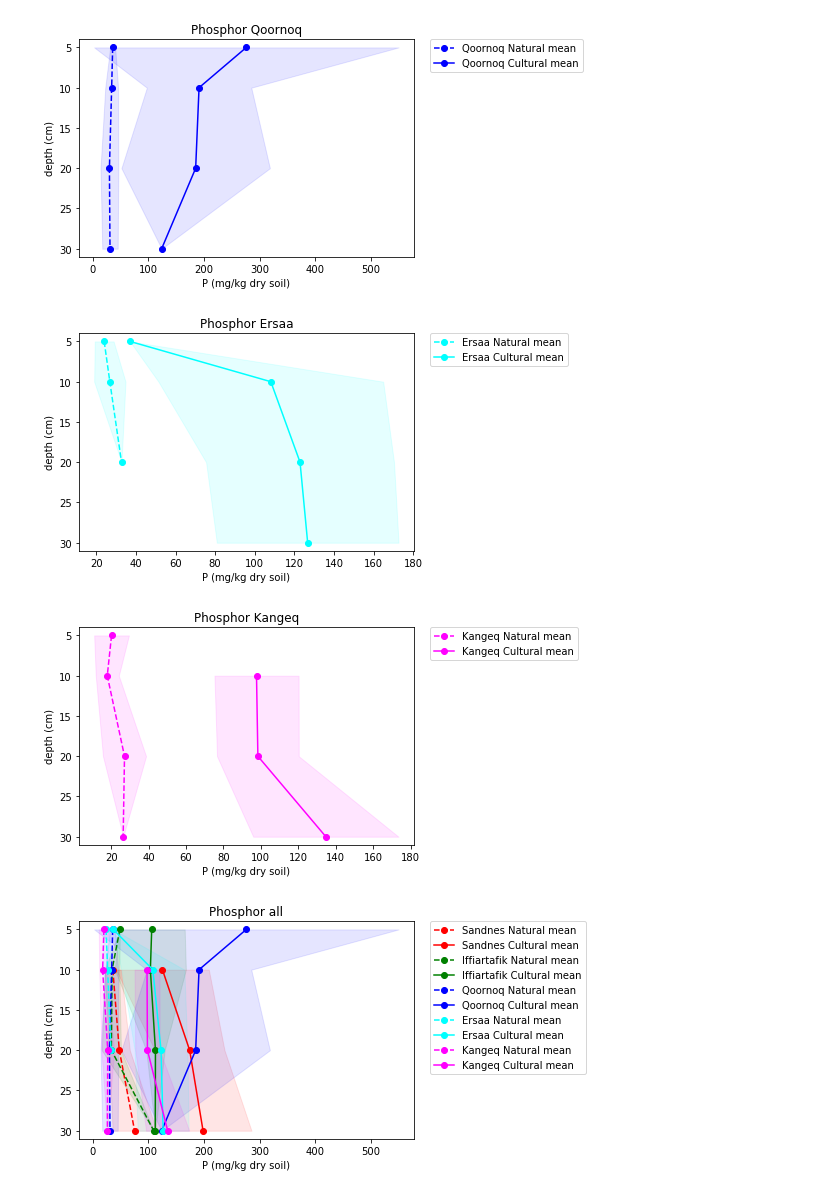
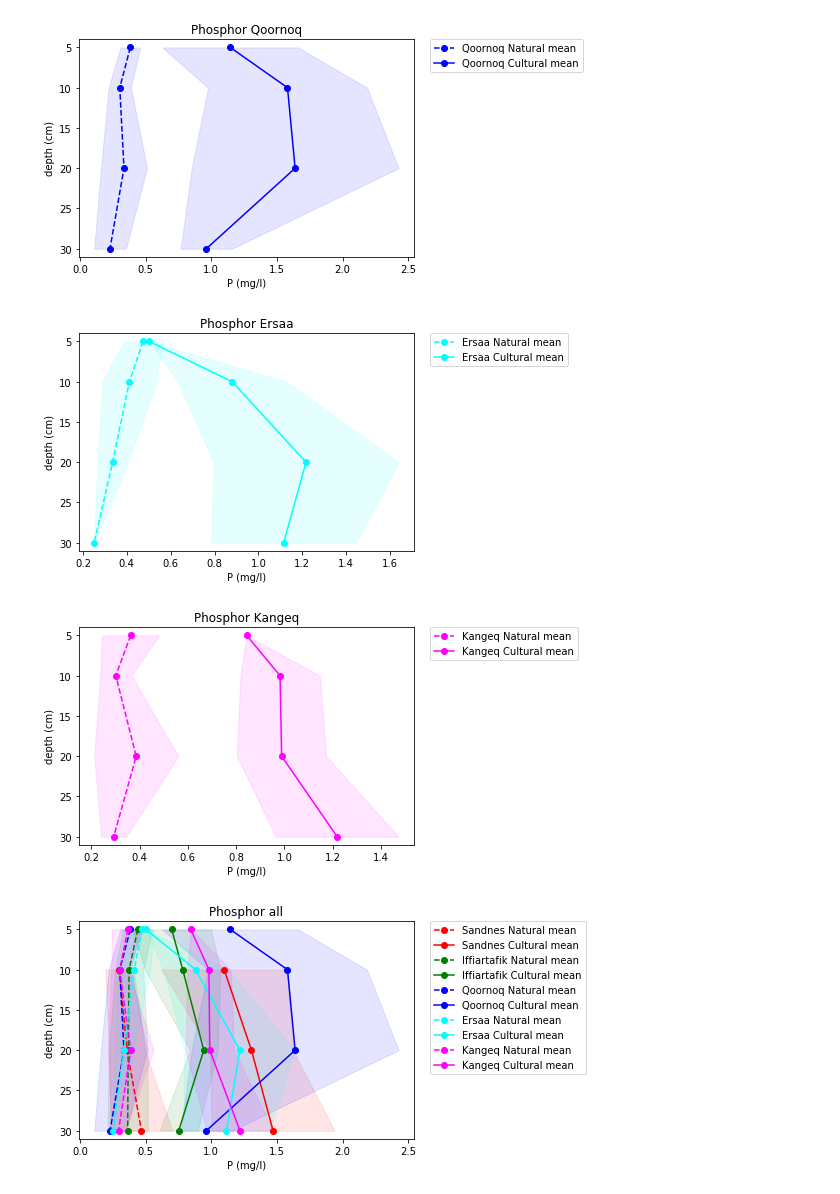
Before and after one commit to rasmusfenger/fieldsamples, a Jupyter notebook: plots/Olsen P - mean.ipynb, the cells around one changed output. Cells and saved outputs as stored; diff of their text form; code cells hidden in the pictures.

Commit message:
update graph

```diff
--- a/plots/Olsen P - mean.ipynb
+++ b/plots/Olsen P - mean.ipynb
@@ -4,10 +4,10 @@ sys.path.append('/Users/rasmus/PycharmProjects/fieldsamples')
 from plotfunctions import *
 %matplotlib inline
 
-inFile = '/Users/rasmus/Google Drive/Phd/Field work 2016/Lab_sheet_v9.28.xlsx'
+inFile = '/Users/rasmus/Google Drive/Phd/Field work 2016/Lab_sheet_v9.31.xlsx'
 sites = 7
 types = 3
-variable_1 = 31
+variable_1 = 30
 variable_2 = 41
 plotmode = 2.2
 reg = True
@@ -24,4 +24,4 @@ else:
-[figure, old version]
+[figure, new version]
-[figure, old version]
+[figure, new version]
-[figure, old version]
+[figure, new version]
-[figure, old version]
+[figure, new version]
```
Also changed, not shown: parts of 1 cell of this notebook, 1 other file.
